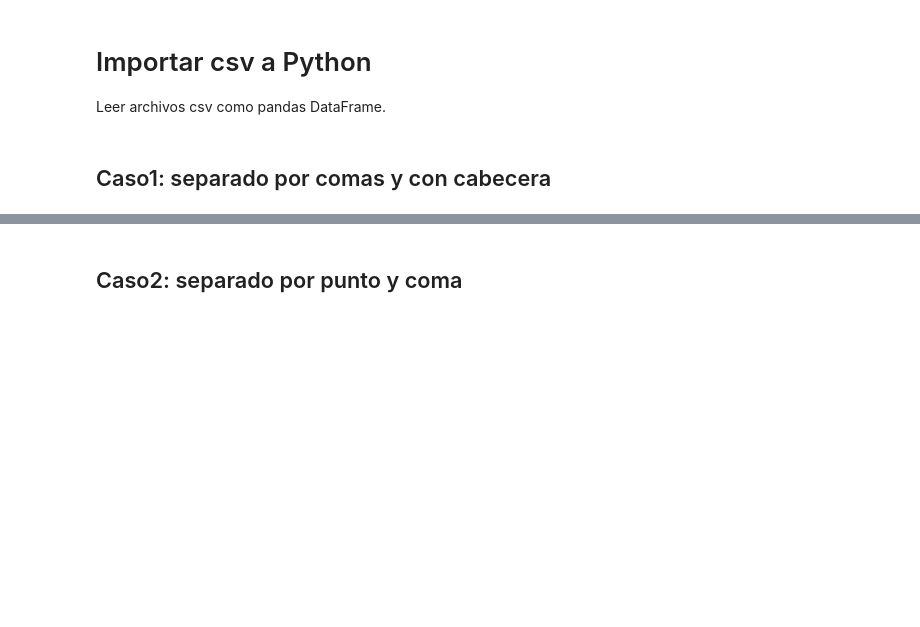
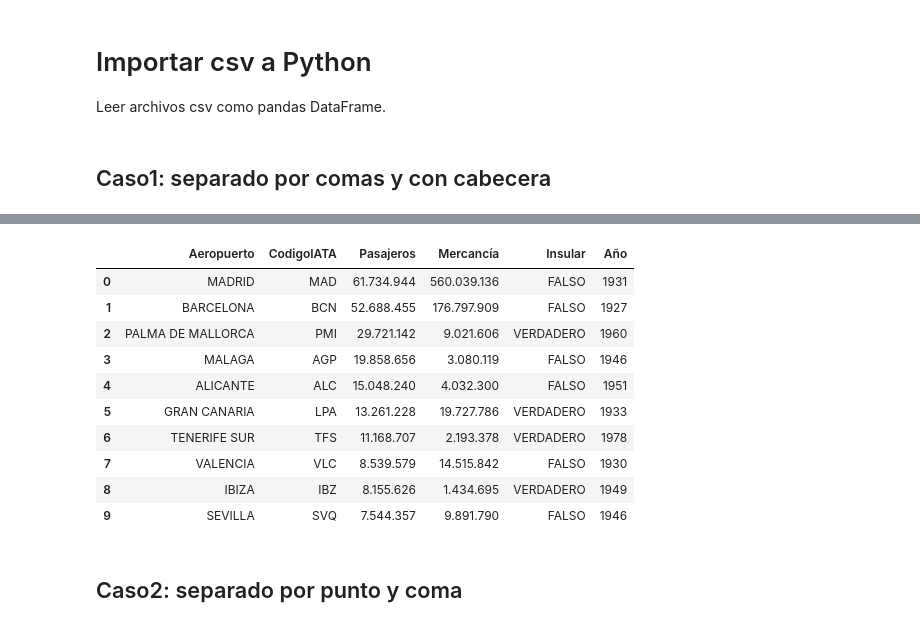
Before and after one commit to financieras/pyCourse, a Jupyter notebook: jupyter/calisto3/0140_csv.ipynb, the cells around one changed output, grey strips where cells are left out. Drawn from its saved outputs; the diff is of its cells as text; code cells hidden in the pictures; blank space fills up the shorter version.

```diff
--- a/jupyter/calisto3/0140_csv.ipynb
+++ b/jupyter/calisto3/0140_csv.ipynb
@@ -8,7 +26,20 @@ Leer archivos csv como pandas DataFrame.
 # %%
 import pandas as pd             # importamos pandas
-path = 'excel/aeropuertos.csv' # establecemos la ruta del archivo
+
+path = 'pyCourse/jupyter/excel/aeropuertos.csv' # establecemos la ruta del archivo
 pd.read_csv(path)
+# %% [output]
+|  | Aeropuerto | CodigoIATA | Pasajeros | Mercancía | Insular | Año |
+| 0 | MADRID | MAD | 61.734.944 | 560.039.136 | FALSO | 1931 |
+| 1 | BARCELONA | BCN | 52.688.455 | 176.797.909 | FALSO | 1927 |
+| 2 | PALMA DE MALLORCA | PMI | 29.721.142 | 9.021.606 | VERDADERO | 1960 |
+| 3 | MALAGA | AGP | 19.858.656 | 3.080.119 | FALSO | 1946 |
+| 4 | ALICANTE | ALC | 15.048.240 | 4.032.300 | FALSO | 1951 |
+| 5 | GRAN CANARIA | LPA | 13.261.228 | 19.727.786 | VERDADERO | 1933 |
+| 6 | TENERIFE SUR | TFS | 11.168.707 | 2.193.378 | VERDADERO | 1978 |
+| 7 | VALENCIA | VLC | 8.539.579 | 14.515.842 | FALSO | 1930 |
+| 8 | IBIZA | IBZ | 8.155.626 | 1.434.695 | VERDADERO | 1949 |
+| 9 | SEVILLA | SVQ | 7.544.357 | 9.891.790 | FALSO | 1946 |
 # %% [markdown]
 ## Caso2: separado por punto y coma
 # %%
```
Also changed, not shown: parts of 7 cells of this notebook.
